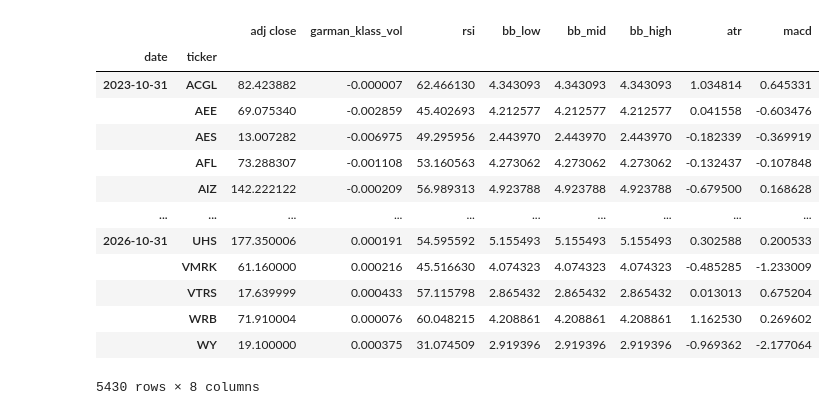
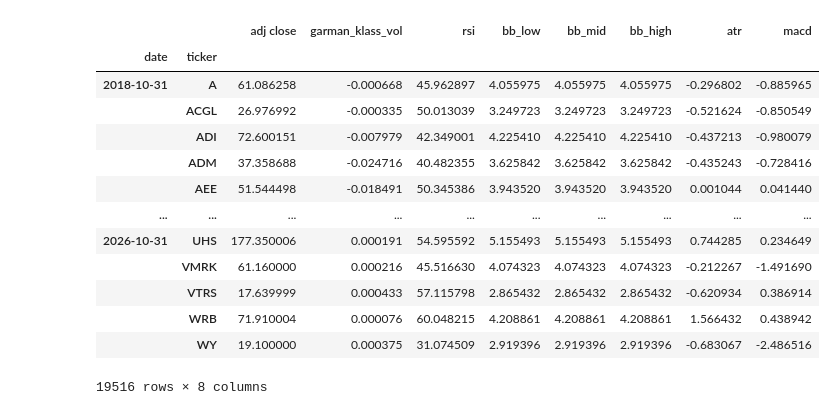
Before and after one commit to swaraj2107/Unsupervised_Learning_Trading_Strategy, a Jupyter notebook: main_program.ipynb, the cells around one changed output. Saved outputs shown, nothing was run; the diff lists cells and outputs as text; code cells hidden in the pictures.

Commit message:
performed feature engineering and data wrangling. Curated a analysis ready dataset.

```diff
--- a/main_program.ipynb
+++ b/main_program.ipynb
@@ -21,7 +21,11 @@ symbols_list = sp500['Symbol'].unique().tolist()
 
 end_date = '2026-10-10'
 
-start_date = pd.to_datetime(end_date) - pd.DateOffset(years=8)
+# Original analysis window
+analysis_start = pd.to_datetime(end_date) - pd.DateOffset(years=8)
+
+# Extended download: +5 years of warm-up for the 60-month rolling
+start_date = analysis_start - pd.DateOffset(years=5)
 
 download = yf.download(
     tickers=symbols_list,
@@ -59,9 +63,18 @@ df['bb_low'] = df.groupby(level=1)['adj close'].transform(lambda x: pandas_ta.bb
 df['bb_mid'] = df.groupby(level=1)['adj close'].transform(lambda x: pandas_ta.bbands(close=np.log1p(x), length=20).iloc[:,0])
 df['bb_high'] = df.groupby(level=1)['adj close'].transform(lambda x: pandas_ta.bbands(close=np.log1p(x), length=20).iloc[:,0])
 
-def compute_atr(stock_data):
-    atr = pandas_ta.atr(high=stock_data['high'],low=stock_data['low'],close=stock_data['close'],length=14)
-    return atr.sub(atr.mean()).div(atr.std())
+def compute_atr(g):
+    try:
+        atr = pandas_ta.atr(high=g['high'], low=g['low'],
+                            close=g['close'], length=14)
+        if atr is None:
+            raise ValueError
+        std = atr.std()
+        if std == 0 or pd.isna(std):
+            return pd.Series(index=g.index, dtype=float)
+        return (atr - atr.mean()) / std
+    except Exception:
+        return pd.Series(index=g.index, dtype=float)
 
 df['atr'] = df.groupby(level=1, group_keys=False).apply(compute_atr)
 
@@ -102,5 +115,5 @@ df
 # %%
-# last_cols = [c for c in df.columns.unique(0) if c not in ['dollar_volume', 'volume', 'open', 'high', 'low', 'close']]
+last_cols = [c for c in df.columns.unique(0) if c not in ['dollar_volume', 'volume', 'open', 'high', 'low', 'close']]
 
 
 data = (pd.concat([df.unstack('ticker')['dollar_volume'].resample('ME').mean().stack('ticker').to_frame('dollar_volume'),
@@ -125,23 +138,26 @@ data
 # %%
-# data['dollar_volume'] = (data['dollar_volume'].unstack('ticker').rolling(5*12).mean().stack())
+data['dollar_volume'] = (data.loc[:, 'dollar_volume'].unstack('ticker').rolling(5*12).mean().stack('ticker'))
 
-# data['dollar_volume_rank'] = (data.groupby('date')['dollar_volume'].rank(ascending=False))
+# Drop the warm-up period, restore your original 8-year window
+data = data[data.index.get_level_values('date') >= analysis_start]
+
+data['dollar_volume_rank'] = (data.groupby('date')['dollar_volume'].rank(ascending=False))
 
 data = data[data['dollar_volume']<150].drop(['dollar_volume','dollar_volume_rank'],axis=1)
 
 data
 # %% [output]
 |  |  | adj close | garman_klass_vol | rsi | bb_low | bb_mid | bb_high | atr | macd |
 | date | ticker |  |  |  |  |  |  |  |  |
-| 2023-10-31 | ACGL | 82.423882 | -0.000007 | 62.466130 | 4.343093 | 4.343093 | 4.343093 | 1.034814 | 0.645331 |
-|  | AEE | 69.075340 | -0.002859 | 45.402693 | 4.212577 | 4.212577 | 4.212577 | 0.041558 | -0.603476 |
-|  | AES | 13.007282 | -0.006975 | 49.295956 | 2.443970 | 2.443970 | 2.443970 | -0.182339 | -0.369919 |
-|  | AFL | 73.288307 | -0.001108 | 53.160563 | 4.273062 | 4.273062 | 4.273062 | -0.132437 | -0.107848 |
-|  | AIZ | 142.222122 | -0.000209 | 56.989313 | 4.923788 | 4.923788 | 4.923788 | -0.679500 | 0.168628 |
+| 2018-10-31 | A | 61.086258 | -0.000668 | 45.962897 | 4.055975 | 4.055975 | 4.055975 | -0.296802 | -0.885965 |
+|  | ACGL | 26.976992 | -0.000335 | 50.013039 | 3.249723 | 3.249723 | 3.249723 | -0.521624 | -0.850549 |
+|  | ADI | 72.600151 | -0.007979 | 42.349001 | 4.225410 | 4.225410 | 4.225410 | -0.437213 | -0.980079 |
+|  | ADM | 37.358688 | -0.024716 | 40.482355 | 3.625842 | 3.625842 | 3.625842 | -0.435243 | -0.728416 |
+|  | AEE | 51.544498 | -0.018491 | 50.345386 | 3.943520 | 3.943520 | 3.943520 | 0.001044 | 0.041440 |
 | ... | ... | ... | ... | ... | ... | ... | ... | ... | ... |
-| 2026-10-31 | UHS | 177.350006 | 0.000191 | 54.595592 | 5.155493 | 5.155493 | 5.155493 | 0.302588 | 0.200533 |
-|  | VMRK | 61.160000 | 0.000216 | 45.516630 | 4.074323 | 4.074323 | 4.074323 | -0.485285 | -1.233009 |
-|  | VTRS | 17.639999 | 0.000433 | 57.115798 | 2.865432 | 2.865432 | 2.865432 | 0.013013 | 0.675204 |
-|  | WRB | 71.910004 | 0.000076 | 60.048215 | 4.208861 | 4.208861 | 4.208861 | 1.162530 | 0.269602 |
-|  | WY | 19.100000 | 0.000375 | 31.074509 | 2.919396 | 2.919396 | 2.919396 | -0.969362 | -2.177064 |
+| 2026-10-31 | UHS | 177.350006 | 0.000191 | 54.595592 | 5.155493 | 5.155493 | 5.155493 | 0.744285 | 0.234649 |
+|  | VMRK | 61.160000 | 0.000216 | 45.516630 | 4.074323 | 4.074323 | 4.074323 | -0.212267 | -1.491690 |
+|  | VTRS | 17.639999 | 0.000433 | 57.115798 | 2.865432 | 2.865432 | 2.865432 | -0.620934 | 0.386914 |
+|  | WRB | 71.910004 | 0.000076 | 60.048215 | 4.208861 | 4.208861 | 4.208861 | 1.566432 | 0.438942 |
+|  | WY | 19.100000 | 0.000375 | 31.074509 | 2.919396 | 2.919396 | 2.919396 | -0.683067 | -2.486516 |
-5430 rows × 8 columns
+19516 rows × 8 columns
```
Also changed, not shown: parts of 8 cells of this notebook.
